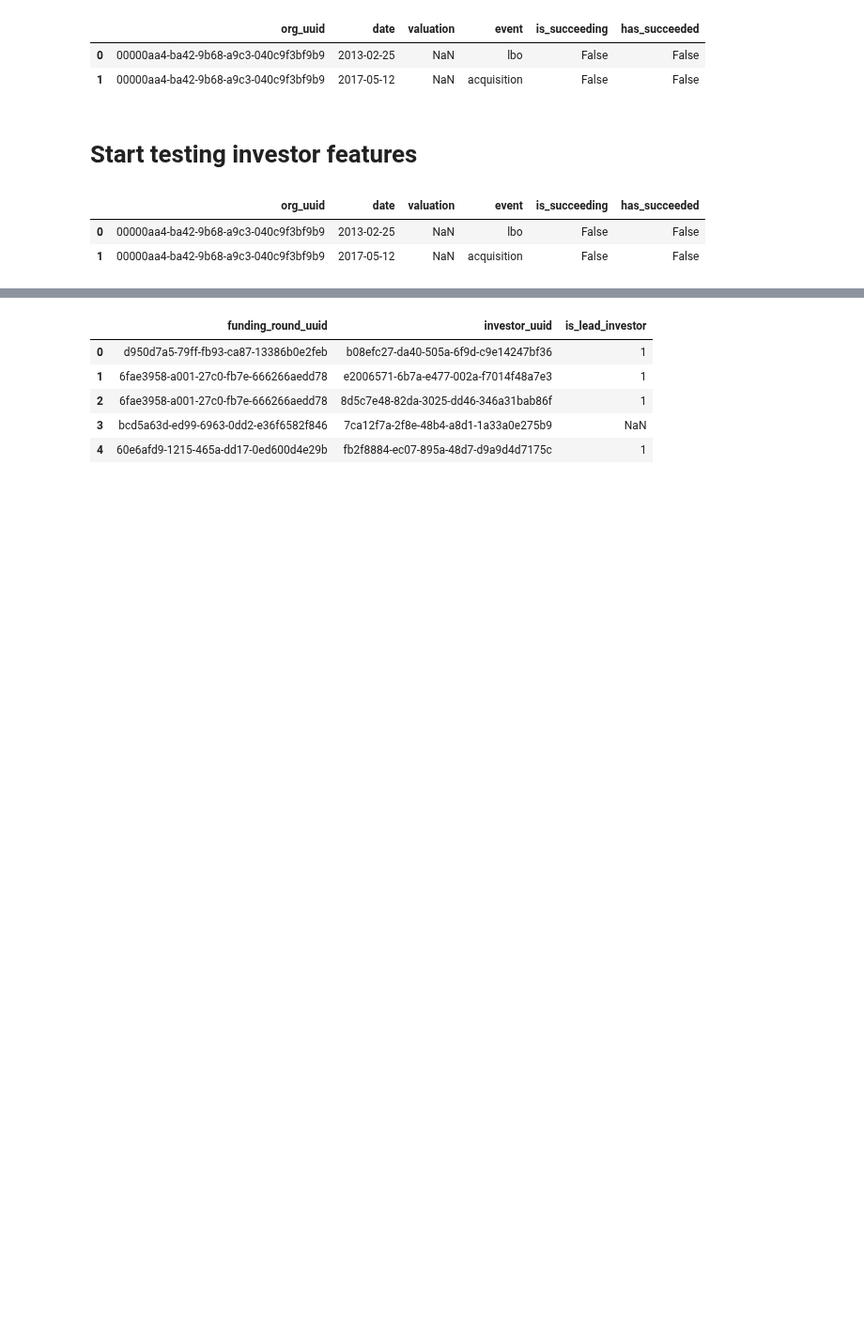
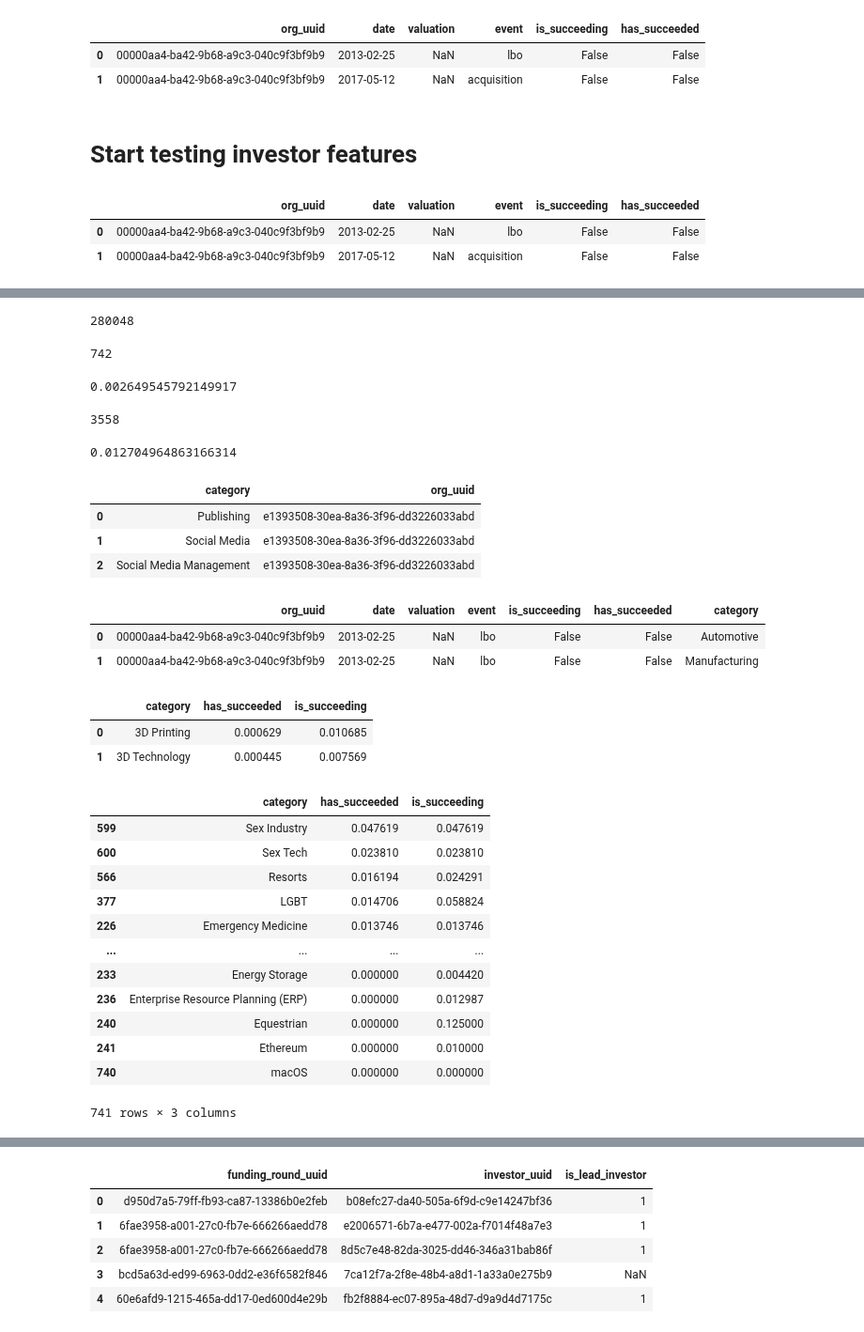
Before and after one commit to siddtheshah/vc_modeling, a Jupyter notebook: binary_target_and_investor_eda.ipynb, the cells around one changed output, grey strips where cells are left out. Shown at 94% size. Saved outputs shown, nothing was run; the diff lists cells and outputs as text; code cells hidden in the pictures; blank space fills up the shorter version.

```diff
--- a/binary_target_and_investor_eda.ipynb
+++ b/binary_target_and_investor_eda.ipynb
@@ -304,0 +304,63 @@ timeline.head(2)
+# %%
+len(timeline.org_uuid.unique())
+# %% [output]
+280048
+# %%
+timeline.has_succeeded.sum()
+# %% [output]
+742
+# %%
+timeline.has_succeeded.sum() / len(timeline.org_uuid.unique())
+# %% [output]
+0.002649545792149917
+# %%
+timeline.is_succeeding.sum()
+# %% [output]
+3558
+# %%
+timeline.is_succeeding.sum() / len(timeline.org_uuid.unique())
+# %% [output]
+0.012704964863166314
+# %%
+df_dict['organizations']['category_list'] = df_dict['organizations']['category_list'].str.split(",")
+org_cats = df_dict['organizations'].explode('category_list').reset_index(drop=True)[['category_list', 'uuid']].rename(
+    {'uuid': 'org_uuid', 'category_list': 'category'}, axis=1
+)
+
+org_cats.head(3)
+# %% [output]
+|  | category | org_uuid |
+| 0 | Publishing | e1393508-30ea-8a36-3f96-dd3226033abd |
+| 1 | Social Media | e1393508-30ea-8a36-3f96-dd3226033abd |
+| 2 | Social Media Management | e1393508-30ea-8a36-3f96-dd3226033abd |
+# %%
+c = timeline.merge(org_cats, on=['org_uuid'])
+c.head(2)
+# %% [output]
+|  | org_uuid | date | valuation | event | is_succeeding | has_succeeded | category |
+| 0 | 00000aa4-ba42-9b68-a9c3-040c9f3bf9b9 | 2013-02-25 | NaN | lbo | False | False | Automotive |
+| 1 | 00000aa4-ba42-9b68-a9c3-040c9f3bf9b9 | 2013-02-25 | NaN | lbo | False | False | Manufacturing |
+# %%
+success_pct_by_category = pd.DataFrame(c.groupby('category').sum() / c.groupby('category').count()).reset_index()[['category', 'has_succeeded', 'is_succeeding']]
+success_pct_by_category.to_csv("/content/drive/My Drive/vc_modeling/data/success_pct_by_category.csv")
+success_pct_by_category.head(2)
+# %% [output]
+|  | category | has_succeeded | is_succeeding |
+| 0 | 3D Printing | 0.000629 | 0.010685 |
+| 1 | 3D Technology | 0.000445 | 0.007569 |
+# %%
+success_pct_by_category.sort_values(by='has_succeeded', ascending=False)
+# %% [output]
+|  | category | has_succeeded | is_succeeding |
+| 599 | Sex Industry | 0.047619 | 0.047619 |
+| 600 | Sex Tech | 0.023810 | 0.023810 |
+| 566 | Resorts | 0.016194 | 0.024291 |
+| 377 | LGBT | 0.014706 | 0.058824 |
+| 226 | Emergency Medicine | 0.013746 | 0.013746 |
+| ... | ... | ... | ... |
+| 233 | Energy Storage | 0.000000 | 0.004420 |
+| 236 | Enterprise Resource Planning (ERP) | 0.000000 | 0.012987 |
+| 240 | Equestrian | 0.000000 | 0.125000 |
+| 241 | Ethereum | 0.000000 | 0.010000 |
+| 740 | macOS | 0.000000 | 0.000000 |
+741 rows × 3 columns
```
Also changed, not shown: parts of 9 cells of this notebook.
